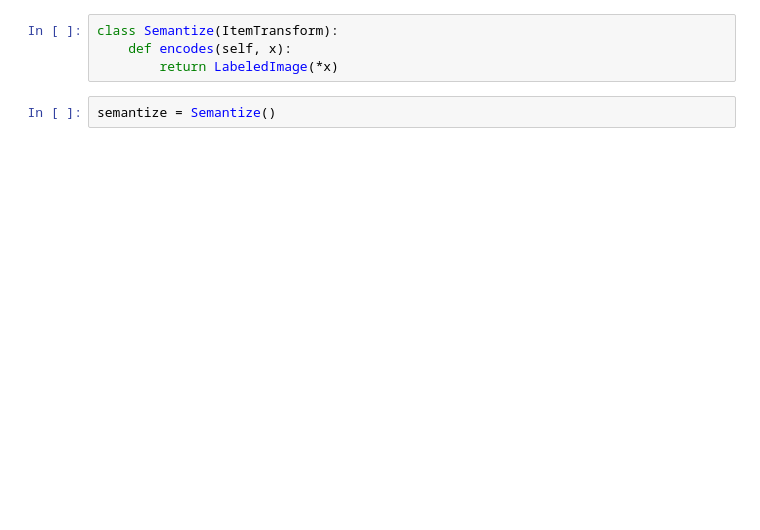
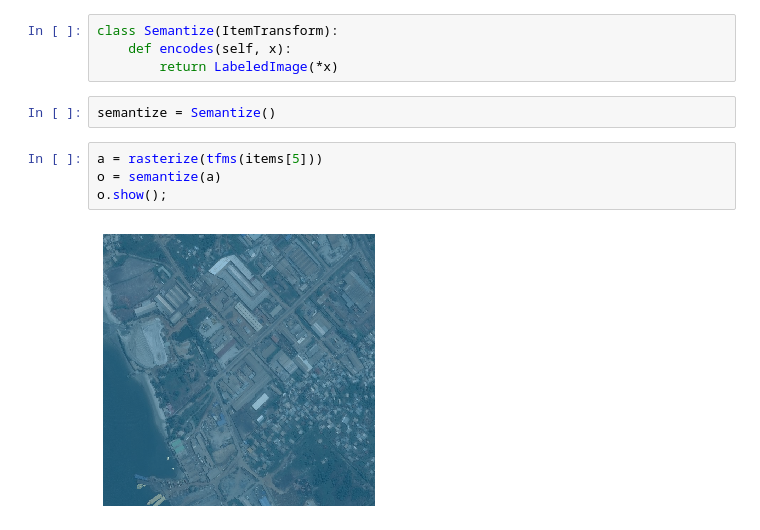
Before and after one commit to riven314/Segmentation-FastAI2, a Jupyter notebook: data_exploration.ipynb, the cells around one changed output. Saved outputs shown, nothing was run; the diff lists cells and outputs as text; blank space fills up the shorter version.

```diff
--- a/data_exploration.ipynb
+++ b/data_exploration.ipynb
@@ -327,6 +333,12 @@ class Semantize(ItemTransform):
         return LabeledImage(*x)
 # %%
 semantize = Semantize()
+# %%
+a = rasterize(tfms(items[5]))
+o = semantize(a)
+o.show();
+# %% [output]
+[figure, added]
 # %%
 enc = rasterize(tfms(items[3]))
 out = semantize(enc)
```
Also changed, not shown: parts of 14 cells of this notebook, 1 other file.
